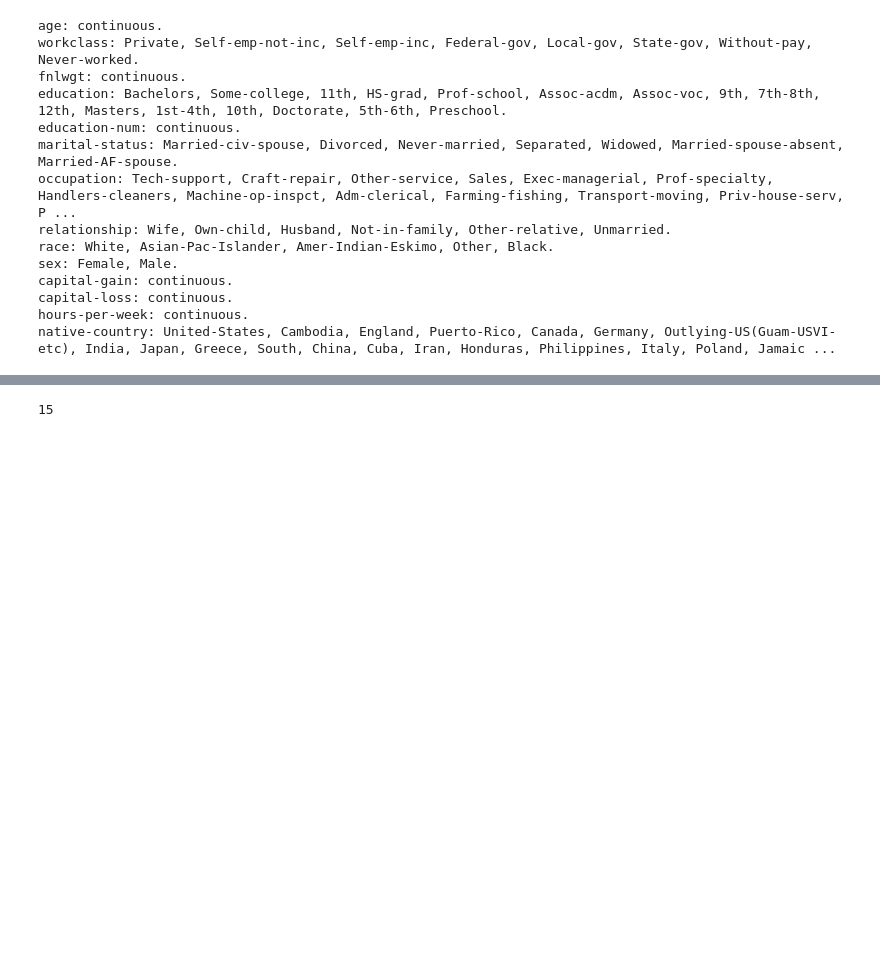
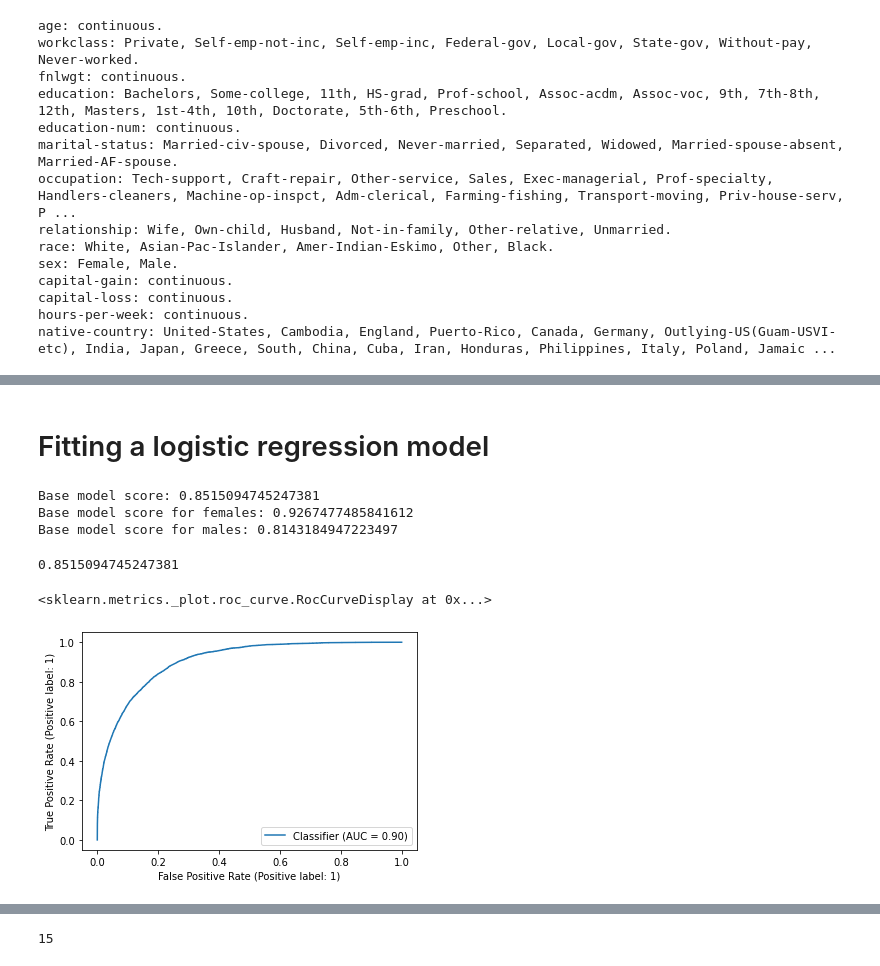
Before and after one commit to leevironty/stat-ml-project, a Jupyter notebook: main.ipynb, the cells around one changed output, grey strips where cells are left out. Cells and saved outputs as stored; diff of their text form; code cells hidden in the pictures; blank space fills up the shorter version.

```diff
--- a/main.ipynb
+++ b/main.ipynb
@@ -307,0 +124,28 @@ plt.plot(rates, p)
+# %% [markdown]
+# Fitting a logistic regression model
+# %%
+model = linear.LogisticRegression(penalty='none', max_iter=2000)
+model.fit(x_post, y)
+
+probs = model.predict_proba(x_post)[:, 1]  # probability of y = 1
+
+print(f'Base model score: {model.score(x_post, y)}')
+print(f'Base model score for females: {model.score(x_post[protected_label], y[protected_label])}')
+print(f'Base model score for males: {model.score(x_post[~protected_label], y[~protected_label])}')
+# %% [output]
+Base model score: 0.8515094745247381
+Base model score for females: 0.9267477485841612
+Base model score for males: 0.8143184947223497
+# %%
+# 0.5 is used as threshold
+((probs >= 0.5) == y).mean()
+# %% [output]
+0.8515094745247381
+# %%
+# fpr, tpr, thresholds = metrics.roc_curve(y, probs)
+# metrics.RocCurveDisplay(fpr=fpr, tpr=tpr).plot()
+
+metrics.RocCurveDisplay.from_predictions(y, probs)
+# %% [output]
+<sklearn.metrics._plot.roc_curve.RocCurveDisplay at 0x...>
+[figure, added]
```
Also changed, not shown: parts of 62 cells of this notebook.
